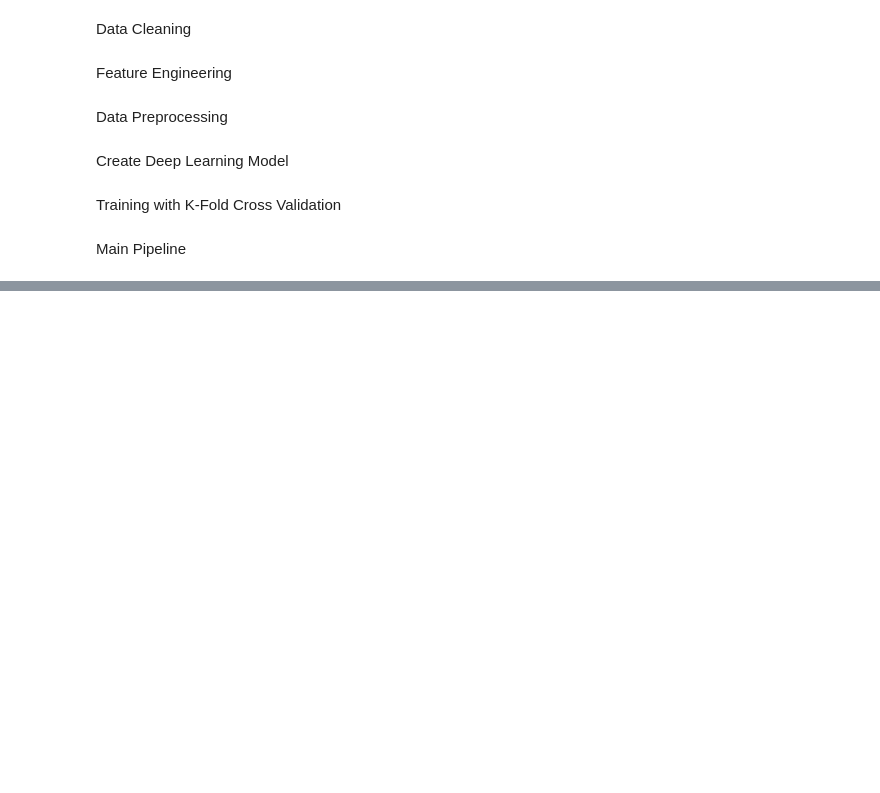
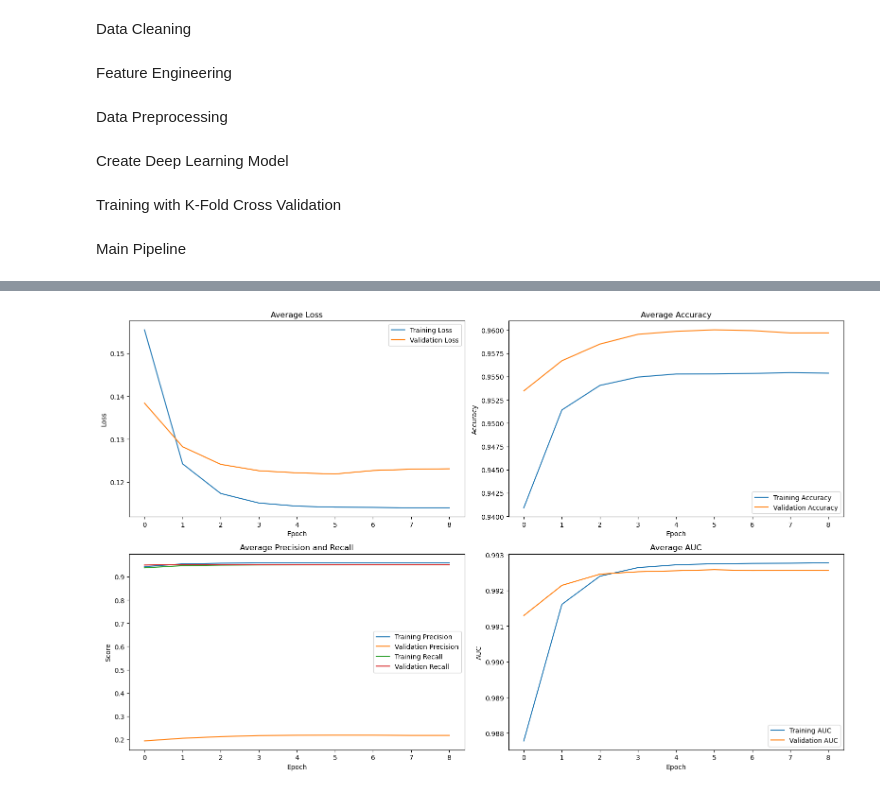
Before and after one commit to ahmdzzzki/dl-b-project, a Jupyter notebook: improved_botnet_detection.ipynb, the cells around one changed output, grey strips where cells are left out. Cells and saved outputs as stored; diff of their text form; code cells hidden in the pictures; blank space fills up the shorter version.

```diff
--- a/improved_botnet_detection.ipynb
+++ b/improved_botnet_detection.ipynb
@@ -536,0 +537,71 @@ ValueError: setting an array element with a sequence. The requested array has an
+# %%
+# Plot average training history
+plt.figure(figsize=(16, 10))
+
+# 1. Calculate the minimum epoch length
+min_epochs = min(len(h['loss']) for h in histories)
+
+# 2. Dynamically process metrics with fold-specific names
+fold_specific_metrics = ['accuracy', 'auc', 'loss', 'precision', 'recall',
+                         'val_accuracy', 'val_auc', 'val_loss',
+                         'val_precision', 'val_recall']
+
+# Adjust metric names dynamically based on folds
+avg_history = {}
+for metric in fold_specific_metrics:
+    metric_values = []
+    for i, h in enumerate(histories):
+        fold_metric = metric if metric in h else f"{metric}_{i}"  # Adjust metric name
+        if fold_metric in h:
+            metric_values.append(h[fold_metric][:min_epochs])
+    if metric_values:
+        avg_history[metric] = np.mean(metric_values, axis=0)
+
+# 3. Plot Loss
+plt.subplot(2, 2, 1)
+plt.plot(avg_history['loss'], label='Training Loss')
+plt.plot(avg_history['val_loss'], label='Validation Loss')
+plt.title('Average Loss')
+plt.xlabel('Epoch')
+plt.ylabel('Loss')
+plt.legend()
+
+# 4. Plot Accuracy
+plt.subplot(2, 2, 2)
+plt.plot(avg_history['accuracy'], label='Training Accuracy')
+plt.plot(avg_history['val_accuracy'], label='Validation Accuracy')
+plt.title('Average Accuracy')
+plt.xlabel('Epoch')
+plt.ylabel('Accuracy')
+plt.legend()
+
+# 5. Plot Precision and Recall
+plt.subplot(2, 2, 3)
+if 'precision' in avg_history:
+    plt.plot(avg_history['precision'], label='Training Precision')
+if 'val_precision' in avg_history:
+    plt.plot(avg_history['val_precision'], label='Validation Precision')
+if 'recall' in avg_history:
+    plt.plot(avg_history['recall'], label='Training Recall')
+if 'val_recall' in avg_history:
+    plt.plot(avg_history['val_recall'], label='Validation Recall')
+plt.title('Average Precision and Recall')
+plt.xlabel('Epoch')
+plt.ylabel('Score')
+plt.legend()
+
+# 6. Plot AUC
+plt.subplot(2, 2, 4)
+if 'auc' in avg_history:
+    plt.plot(avg_history['auc'], label='Training AUC')
+if 'val_auc' in avg_history:
+    plt.plot(avg_history['val_auc'], label='Validation AUC')
+plt.title('Average AUC')
+plt.xlabel('Epoch')
+plt.ylabel('AUC')
+plt.legend()
+
+plt.tight_layout()
+plt.show()
+# %% [output]
+[figure, added]
```
Also changed, not shown: parts of 10 cells of this notebook, 4 other files.
